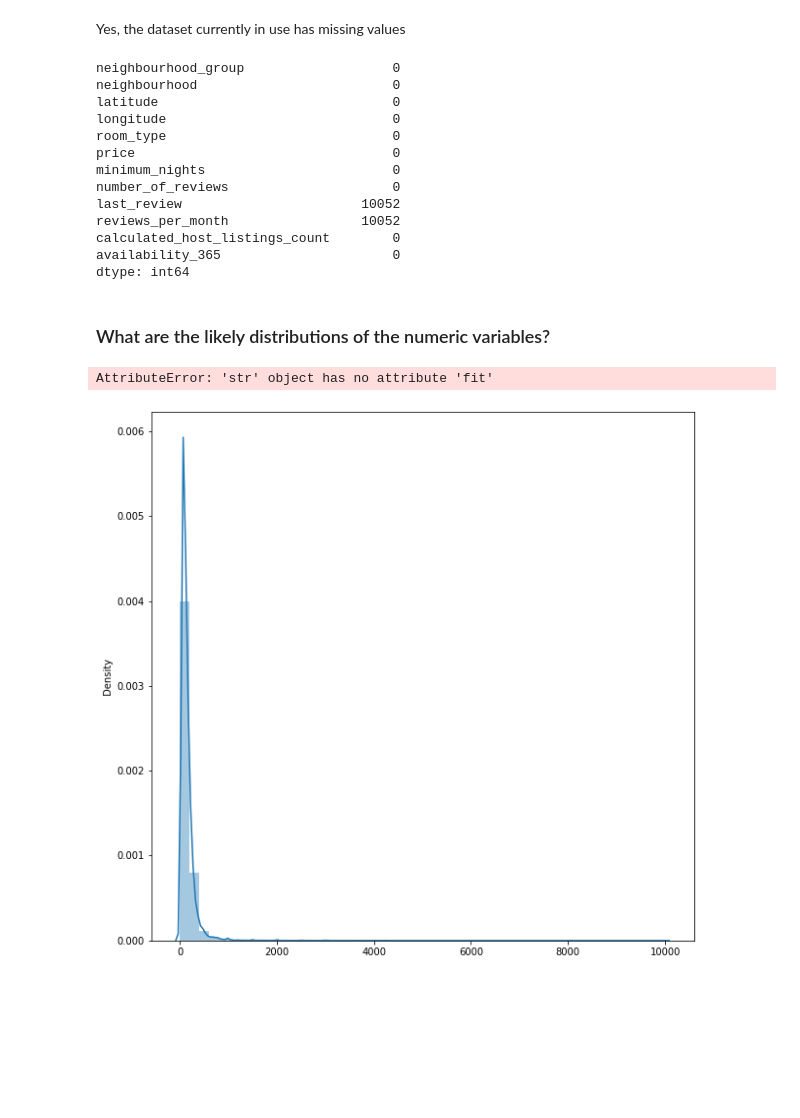
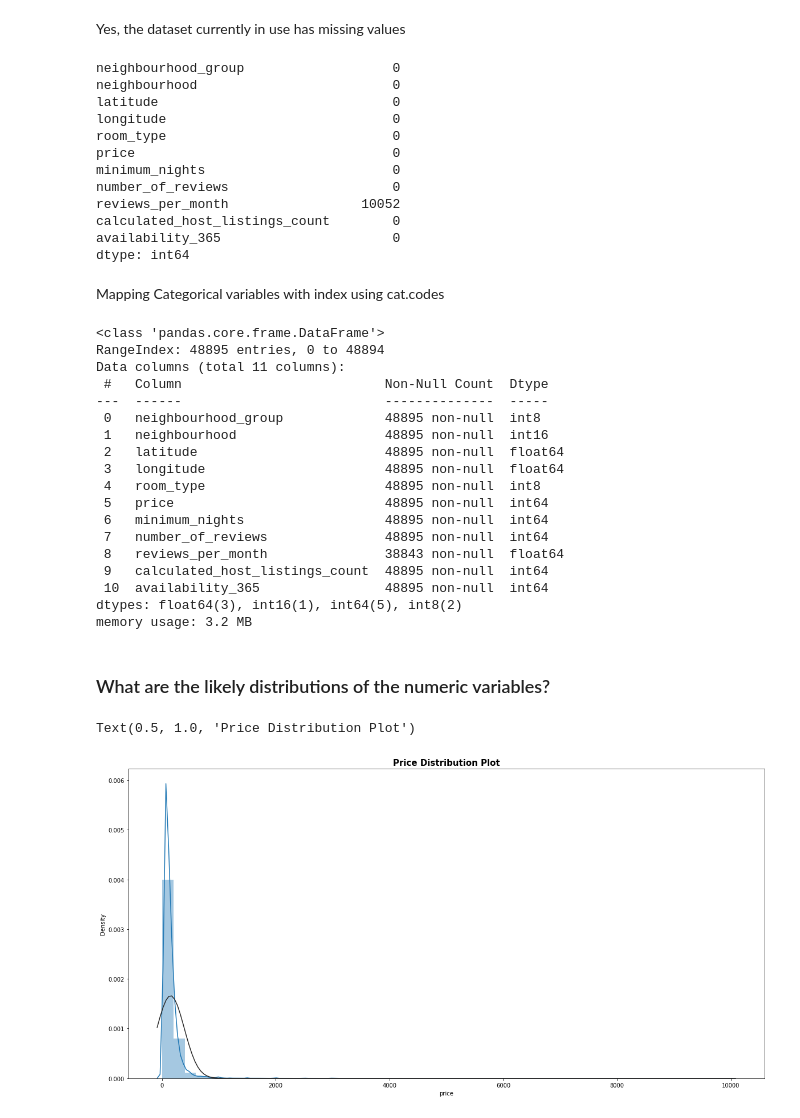
Before and after one commit to midhunmohank/DS, a Jupyter notebook: Notebooks/ML Data Cleaning and Feature Selection.ipynb, the cells around one changed output. Saved outputs shown, nothing was run; the diff lists cells and outputs as text; code cells hidden in the pictures; blank space fills up the shorter version.

Commit message:
numerical distributions added

```diff
--- a/Notebooks/ML Data Cleaning and Feature Selection.ipynb
+++ b/Notebooks/ML Data Cleaning and Feature Selection.ipynb
@@ -58,7 +57,7 @@ ML Data Cleaning and Feature Selection
 
 For categorical data, calculate the accuracy and a confusion matrix.
 # %%
-url = "https://raw.githubusercontent.com/midhunmohank/DS/master/Datasets/AB_NYC_2019.csv?token=GHSAT0AAAAAABTDHTP3DUW73E3RP7JMRZWIYSHNDRQ"
+url = "https://raw.githubusercontent.com/midhunmohank/DS/master/Datasets/AB_NYC_2019.csv"
 df = pd.read_csv(url)
 # %%
 df.head(5)
@@ -79,3 +79,3 @@ df.head(5)
 </l>
 # %%
-df.drop(["id","name","host_id","host_name"],axis=1,inplace= True)
+df.drop(["id","name","host_id","host_name","last_review"],axis=1,inplace= True)
@@ -126,19 +123,44 @@ room_type                             0
 price                                 0
 minimum_nights                        0
 number_of_reviews                     0
-last_review                       10052
 reviews_per_month                 10052
 calculated_host_listings_count        0
 availability_365                      0
 dtype: int64
+# %% [markdown]
+Mapping Categorical variables with index using cat.codes
+# %%
+df['neighbourhood_group']= df['neighbourhood_group'].astype("category").cat.codes
+df['neighbourhood'] = df['neighbourhood'].astype("category").cat.codes
+df['room_type'] = df['room_type'].astype("category").cat.codes
+df.info()
+# %% [output]
+<class 'pandas.core.frame.DataFrame'>
+RangeIndex: 48895 entries, 0 to 48894
+Data columns (total 11 columns):
+ #   Column                          Non-Null Count  Dtype
+---  ------                          --------------  -----
+ 0   neighbourhood_group             48895 non-null  int8
+ 1   neighbourhood                   48895 non-null  int16
+ 2   latitude                        48895 non-null  float64
+ 3   longitude                       48895 non-null  float64
+ 4   room_type                       48895 non-null  int8
+ 5   price                           48895 non-null  int64
+ 6   minimum_nights                  48895 non-null  int64
+ 7   number_of_reviews               48895 non-null  int64
+ 8   reviews_per_month               38843 non-null  float64
+ 9   calculated_host_listings_count  48895 non-null  int64
+ 10  availability_365                48895 non-null  int64
+dtypes: float64(3), int16(1), int64(5), int8(2)
+memory usage: 3.2 MB
 # %% [markdown]
 <h3>What are the likely distributions of the numeric variables? </h3>
 # %%
 #Distribution of Price
 
-plt.figure(figsize=(10,10))
-sns.distplot(df['price'], fit = "norm")
+plt.figure(figsize=(20,10))
+sns.distplot(df['price'], fit = norm)
 plt.title("Price Distribution Plot",size=15, weight='bold')
 # %% [output]
-AttributeError: 'str' object has no attribute 'fit'
+Text(0.5, 1.0, 'Price Distribution Plot')
-[figure, old version]
+[figure, new version]
```
Also changed, not shown: parts of 10 cells of this notebook.
